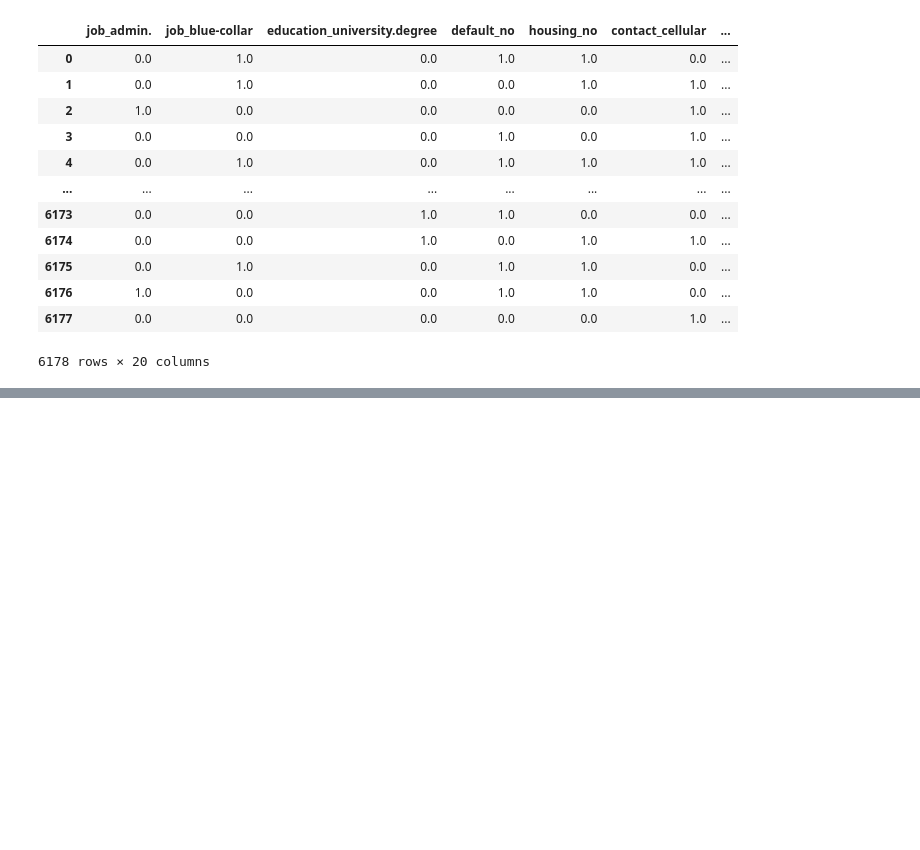
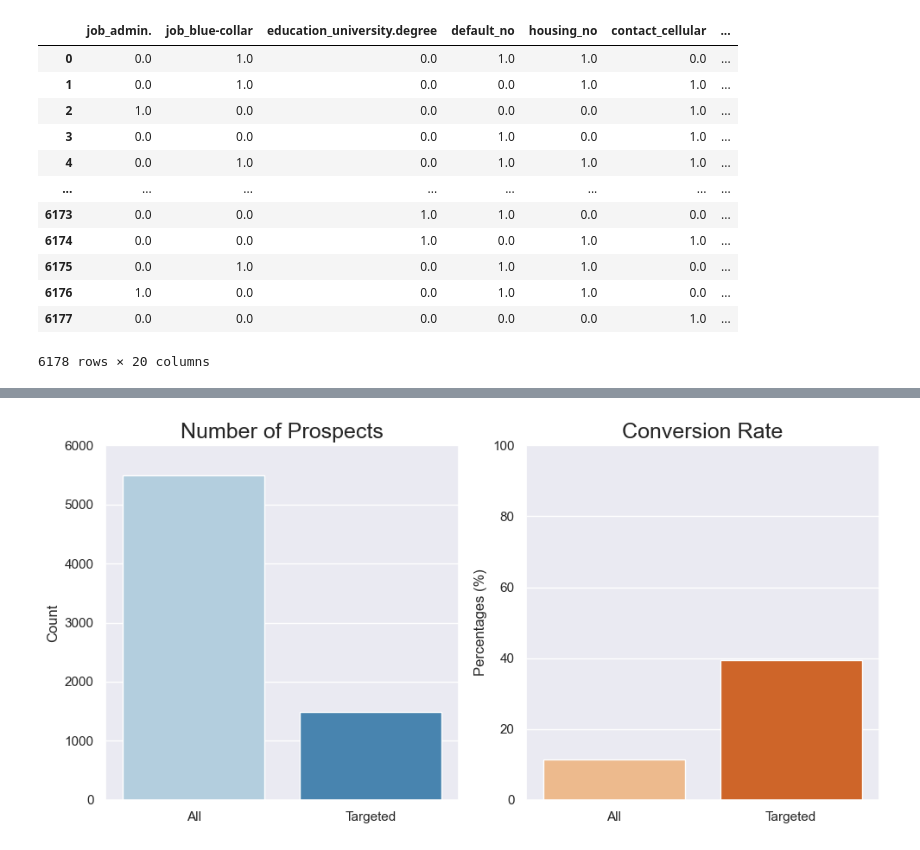
Before and after one commit to peterkchung/lead-scoring-basic, a Jupyter notebook: lead_scoring_0.1.ipynb, the cells around one changed output, grey strips where cells are left out. Cells and saved outputs as stored; diff of their text form; code cells hidden in the pictures; blank space fills up the shorter version.

Commit message:
All Prospects vs. Targeted Comparison

```diff
--- a/lead_scoring_0.1.ipynb
+++ b/lead_scoring_0.1.ipynb
@@ -504,0 +504,25 @@ F1 Score: 54.36%
+# %%
+# --- Data for graphs
+values1 = [5498, 1488]
+values2 = [11.3, 39.5]
+labels = ['All', 'Targeted']
+
+# --- Create figure and axes for 1x2 subplot
+fig, axes = plt.subplots(1, 2, figsize=(10, 5))
+
+# --- Plot bar graphs
+sns.barplot(x=labels, y=values1, ax=axes[0], palette="Blues")
+axes[0].set_title('Number of Prospects', fontsize=18)
+axes[0].set_ylabel('Count')
+axes[0].set_ylim(0, 6000)
+
+sns.barplot(x=labels, y=values2, ax=axes[1], palette="Oranges")
+axes[1].set_title('Conversion Rate', fontsize=18)
+axes[1].set_ylabel('Percentages (%)')
+axes[1].set_ylim(0, 100)
+
+# Display the plots
+plt.tight_layout()
+plt.show()
+# %% [output]
+[figure, added]
```
Also changed, not shown: parts of 5 cells of this notebook.
